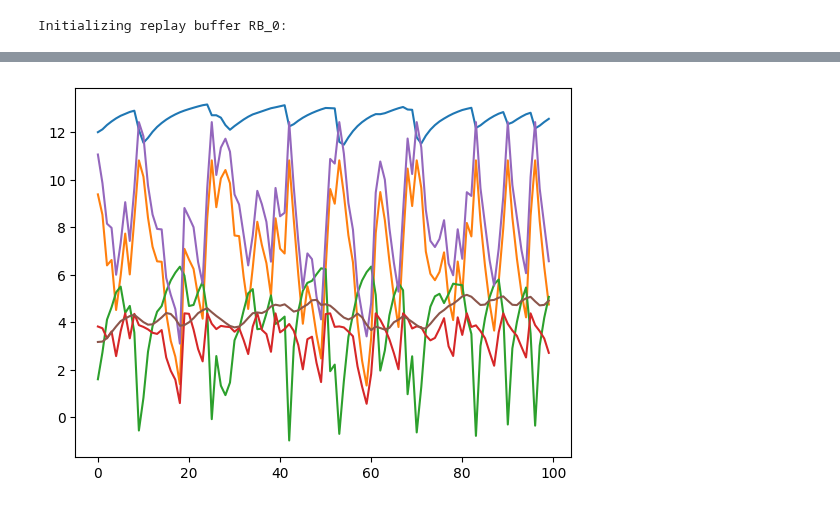
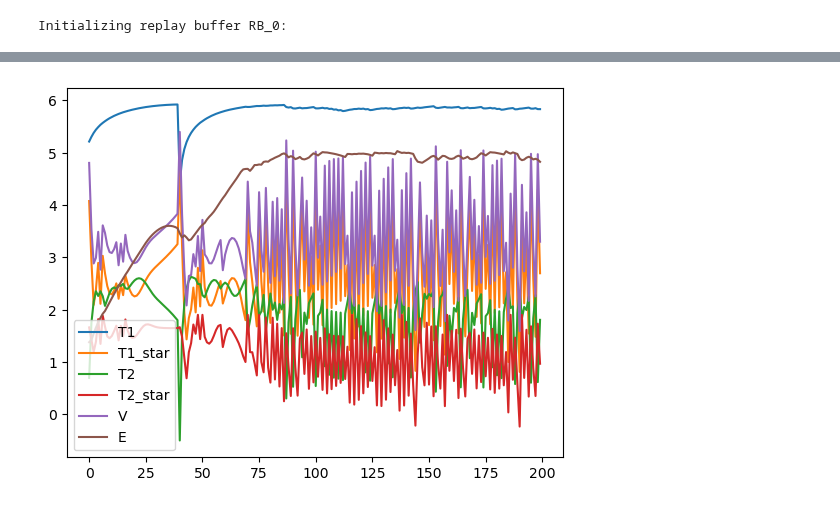
Before and after one commit to SuReLI/hiv_experiment, a Jupyter notebook: 2023/Extra_trees/Extra_trees.ipynb, the cells around one changed output, grey strips where cells are left out. Cells and saved outputs as stored; diff of their text form; code cells hidden in the pictures.

```diff
--- a/2023/Extra_trees/Extra_trees.ipynb
+++ b/2023/Extra_trees/Extra_trees.ipynb
@@ -101,7 +99,9 @@ class ExtraTree:
                                  duration=self.duration,
                                  nb_patient=self.nb_patient)
         self.data = self.buffer.data
-        self.Qtree = ExtraTreesRegressor()
+        #self.Qtree = ExtraTreesRegressor(n_estimators=200, n_jobs=-1)
+        self.Qtree = RandomForestRegressor(n_jobs=-1)
+
 
         self.checkpoints = []
         self.cumulated_rewards = []
@@ -111,11 +111,13 @@ class ExtraTree:
         # First step
         X, y = self.data[:, :8], self.data[:, 8]
         self.Qtree.fit(X,y)
-        self.checkpoints.append(self.Qtree)
+        self.checkpoints.append(deepcopy(self.Qtree))
 
-        for epoch in tqdm(range(self.nb_epoch)):
-            # print('Epoch: ', epoch)
-            # print('-------')
+        for epoch in tqdm(range(self.nb_epoch-1)):
+
+            #We update the training set
+            self.data = self.buffer.update_set(self.Qtree, self.data)
+
             X_ = np.zeros((self.data.shape[0], 8))
             X_[:, :6]= self.data[:, 9:] # s prime
             y_res = np.zeros((self.data.shape[0], 4)) # taking result of each action
@@ -129,13 +131,11 @@ class ExtraTree:
 
             # We take the argmax and update our training set
             idx_max = np.argmax(y_res, axis=1)
-            self.data[:,8] = self.data[:, 8] + self.gamma * np.take_along_axis(y_res, idx_max[:,None], axis=1)[:, 0]
+            target = self.data[:, 8] + self.gamma * np.take_along_axis(y_res, idx_max[:,None], axis=1)[:, 0]
 
-            #We update the training set
-            self.data = self.buffer.update_set(self.Qtree, self.data)
 
             # fitting the tree with the new training set
-            X, y = self.data[:, :8], self.data[:, 8]
+            X, y = self.data[:, :8], target
             self.Qtree.fit(X,y)
             self.checkpoints.append(deepcopy(self.Qtree))
 
@@ -144,20 +144,21 @@ class ExtraTree:
         actions = np.zeros((1+nb_trees, self.duration))
         states = np.zeros((1+nb_trees, self.duration, 6))
         for i in trange(nb_trees+1):
-            self.env.reset()
+            self.env.reset(mode="unhealthy")
             cum_reward_tree = 0
             for k in range(self.duration):
                 s = self.env.state()
-
                 y_res = []
                 if i == 0: # Random behaviour
                     idx_a = np.random.randint(4)
+
                 else: # Fitted Q Tree
                     for idx_a in range(4):
                         a = self.env.action_set[idx_a]
                         y_pred = self.checkpoints[i-1].predict(np.concatenate([s,a]).reshape(1, -1))
                         y_res.append(y_pred)
                     idx_a = np.argmax(y_res)
+
                 a = self.env.action_set[idx_a]
                 s_, r, _, _ = self.env.step(idx_a)
                 cum_reward_tree += r
@@ -168,14 +169,14 @@ class ExtraTree:
         return actions, states, self.cumulated_rewards
 # %%
 patient = HIVPatient()
-config_test = {'gamma': 0.95,
-               'nb_patients': 10,
-               'duration': 100 }
+config_test = {'gamma': 0.98,
+               'nb_patients': 30,
+               'duration': 200 }
 
 
 Tree_test = ExtraTree(config=config_test,
                       env=patient,
-                      nb_epoch= 10)
+                      nb_epoch= 5)
 # %% [output]
 Initializing replay buffer RB_0:
 # %%
@@ -219,12 +306,14 @@ states[0].shape
 # %%
 def plot_tree(states, tree_number):
-    for i in range(6):
-        plt.plot(np.log(states[tree_number, :, i]))
+    list_var = ["T1", "T1_star", "T2", "T2_star", "V", "E"]
+    for idx, var in enumerate(list_var):
+        plt.plot(np.log10(states[tree_number, :, idx]), label = var)
+    plt.legend()
 
 def plot_variable(states, variable_number):
     for i in range(states.shape[0]):
-        plt.plot(np.log(states[i, :, variable_number]))
+        plt.plot(np.log10(states[i, :, variable_number]))
 # %%
-plot_tree(states, 4)
+plot_tree(states, 10)
 # %% [output]
-[figure, old version]
+[figure, new version]
```
Also changed, not shown: parts of 11 cells of this notebook.
